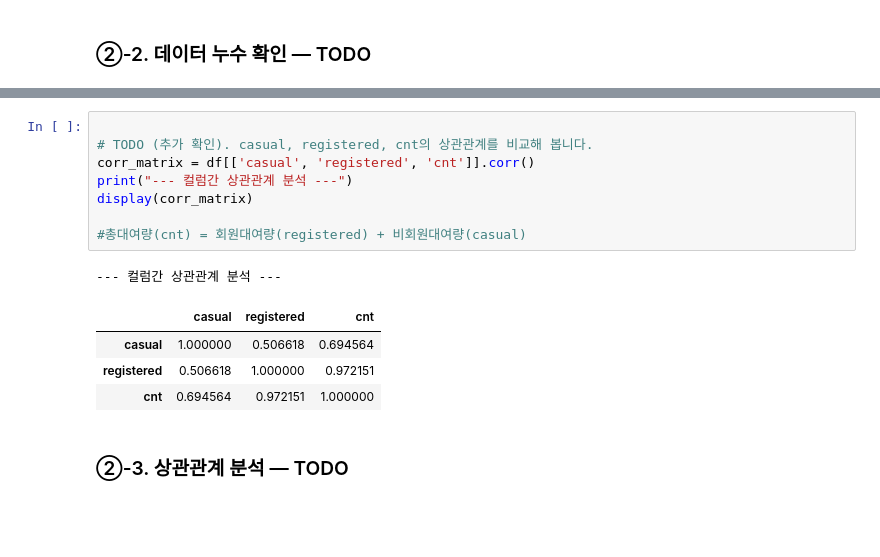
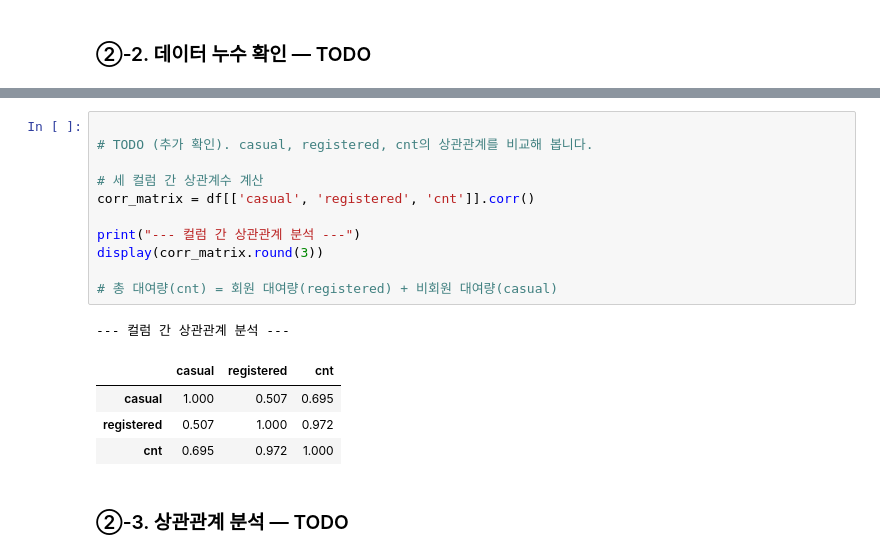
Before and after one commit to iremys/ai-mini-projects, a Jupyter notebook: mini-project-01/code/01_regression_bike_demand.ipynb, the cells around one changed output, grey strips where cells are left out. Saved outputs shown, nothing was run; the diff lists cells and outputs as text; blank space fills up the shorter version.

```diff
--- a/mini-project-01/code/01_regression_bike_demand.ipynb
+++ b/mini-project-01/code/01_regression_bike_demand.ipynb
@@ -391,17 +346,20 @@ display(verify_df.head(3))
-# %%
-
-# TODO (추가 확인). casual, registered, cnt의 상관관계를 비교해 봅니다.
-corr_matrix = df[['casual', 'registered', 'cnt']].corr()
-print("--- 컬럼간 상관관계 분석 ---")
-display(corr_matrix)
-
-#총대여량(cnt) = 회원대여량(registered) + 비회원대여량(casual)
-# %% [output]
---- 컬럼간 상관관계 분석 ---
-|  | casual | registered | cnt |
-| casual | 1.000000 | 0.506618 | 0.694564 |
-| registered | 0.506618 | 1.000000 | 0.972151 |
-| cnt | 0.694564 | 0.972151 | 1.000000 |
+# %%
+
+# TODO (추가 확인). casual, registered, cnt의 상관관계를 비교해 봅니다.
+
+# 세 컬럼 간 상관계수 계산
+corr_matrix = df[['casual', 'registered', 'cnt']].corr()
+
+print("--- 컬럼 간 상관관계 분석 ---")
+display(corr_matrix.round(3))
+
+# 총 대여량(cnt) = 회원 대여량(registered) + 비회원 대여량(casual)
+# %% [output]
+--- 컬럼 간 상관관계 분석 ---
+|  | casual | registered | cnt |
+| casual | 1.000 | 0.507 | 0.695 |
+| registered | 0.507 | 1.000 | 0.972 |
+| cnt | 0.695 | 0.972 | 1.000 |
 # %% [markdown]
 ### ②-3. 상관관계 분석 — TODO
 # %%
```
Also changed, not shown: parts of 59 cells of this notebook, 7 other files.
